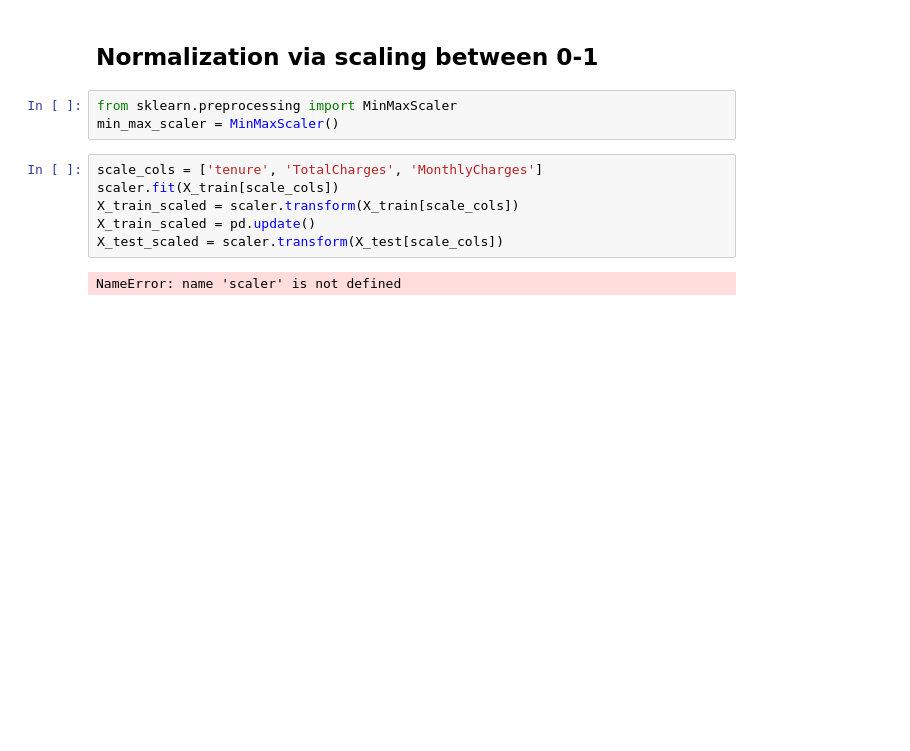
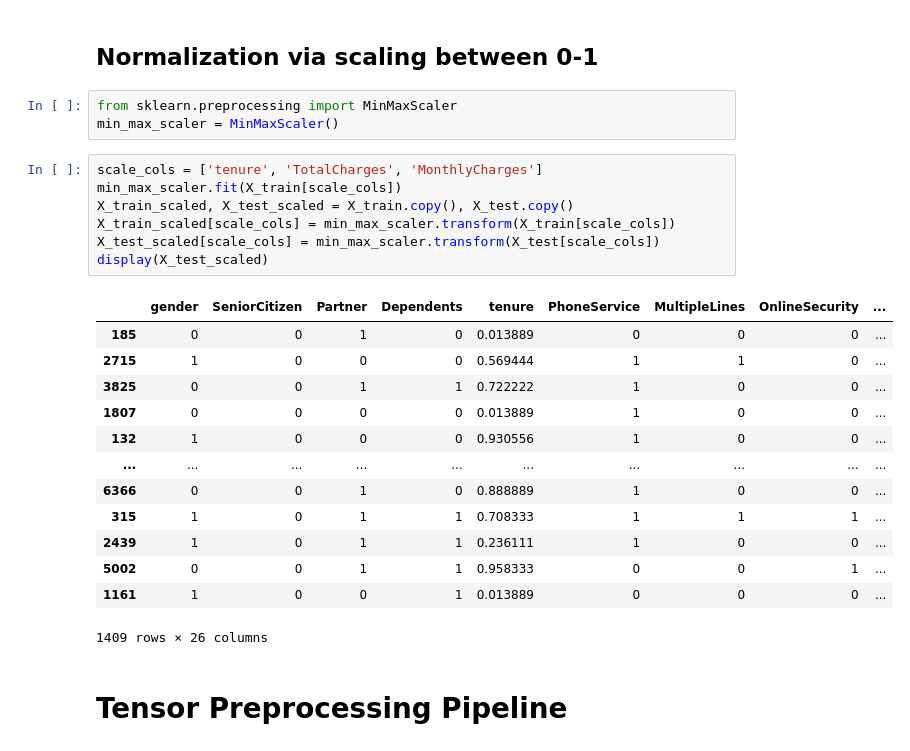
Before and after one commit to SpaceFrostDev/telco_kaggle, a Jupyter notebook: dense_neural_net.ipynb, the cells around one changed output. Saved outputs shown, nothing was run; the diff lists cells and outputs as text; blank space fills up the shorter version.

```diff
--- a/dense_neural_net.ipynb
+++ b/dense_neural_net.ipynb
@@ -302,9 +302,24 @@ from sklearn.preprocessing import MinMaxScaler
 min_max_scaler = MinMaxScaler()
 # %%
 scale_cols = ['tenure', 'TotalCharges', 'MonthlyCharges']
-scaler.fit(X_train[scale_cols])
-X_train_scaled = scaler.transform(X_train[scale_cols])
-X_train_scaled = pd.update()
-X_test_scaled = scaler.transform(X_test[scale_cols])
+min_max_scaler.fit(X_train[scale_cols])
+X_train_scaled, X_test_scaled = X_train.copy(), X_test.copy()
+X_train_scaled[scale_cols] = min_max_scaler.transform(X_train[scale_cols])
+X_test_scaled[scale_cols] = min_max_scaler.transform(X_test[scale_cols])
+display(X_test_scaled)
 # %% [output]
+|  | gender | SeniorCitizen | Partner | Dependents | tenure | PhoneService | MultipleLines | OnlineSecurity | ... |
+| 185 | 0 | 0 | 1 | 0 | 0.013889 | 0 | 0 | 0 | ... |
+| 2715 | 1 | 0 | 0 | 0 | 0.569444 | 1 | 1 | 0 | ... |
+| 3825 | 0 | 0 | 1 | 1 | 0.722222 | 1 | 0 | 0 | ... |
+| 1807 | 0 | 0 | 0 | 0 | 0.013889 | 1 | 0 | 0 | ... |
+| 132 | 1 | 0 | 0 | 0 | 0.930556 | 1 | 0 | 0 | ... |
+| ... | ... | ... | ... | ... | ... | ... | ... | ... | ... |
+| 6366 | 0 | 0 | 1 | 0 | 0.888889 | 1 | 0 | 0 | ... |
+| 315 | 1 | 0 | 1 | 1 | 0.708333 | 1 | 1 | 1 | ... |
+| 2439 | 1 | 0 | 1 | 1 | 0.236111 | 1 | 0 | 0 | ... |
+| 5002 | 0 | 0 | 1 | 1 | 0.958333 | 0 | 0 | 1 | ... |
+| 1161 | 1 | 0 | 0 | 1 | 0.013889 | 0 | 0 | 0 | ... |
-NameError: name 'scaler' is not defined
+1409 rows × 26 columns
+# %% [markdown]
+# Tensor Preprocessing Pipeline
```
Also changed, not shown: parts of 3 cells of this notebook.
